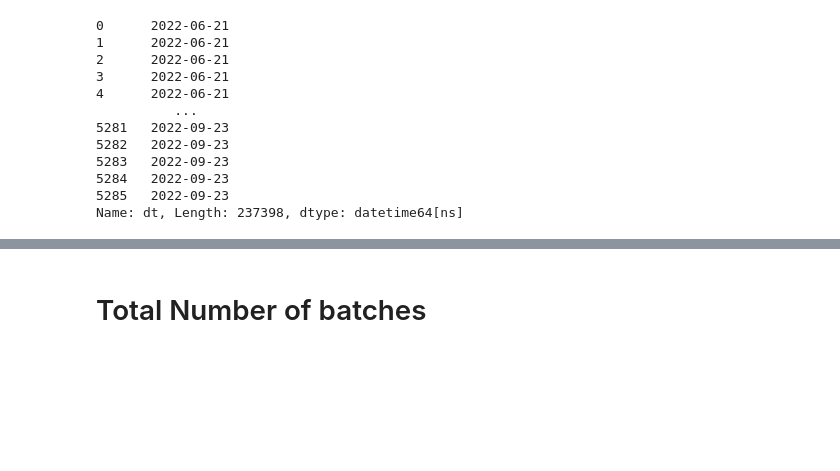
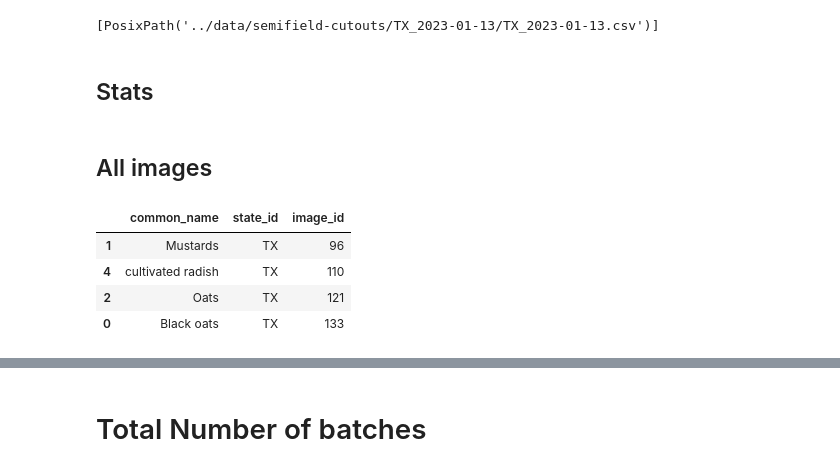
Before and after one commit to precision-sustainable-ag/SemiF-AnnotationPipeline, a Jupyter notebook: notebooks/data_overview.ipynb, the cells around one changed output, grey strips where cells are left out. Drawn from its saved outputs; the diff is of its cells as text; code cells hidden in the pictures; blank space fills up the shorter version.

```diff
--- a/notebooks/data_overview.ipynb
+++ b/notebooks/data_overview.ipynb
@@ -7,28 +11,35 @@ import seaborn as sns
 # %%
-strg = "/mnt/research-projects/s/screberg/longterm_images/semifield-cutouts"
-data = Path(strg).glob("*")
-csvs = []
-for a in data:
-    csv = list(a.glob("*.csv"))
-    if len(csv) > 0:
-        csvs.append(csv[0])
-df = pd.concat([pd.read_csv(x, low_memory=False) for x in csvs])
+# strg = "/mnt/research-projects/s/screberg/longterm_images/semifield-cutouts"
+strg = "../data/semifield-cutouts/TX_2023-01-13/"
+# data = Path(strg).glob("*")
+# csvs = []
+# for a in data:
+    # csv = list(a.glob("*.csv"))
+    # if len(csv) > 0:
+        # csvs.append(csv[0])
+# df = pd.concat([pd.read_csv(x, low_memory=False) for x in csvs])
+x = list(Path(strg).glob("*.csv"))
+# cutoutmeta2csv("../data/semifield-cutouts","TX_2023-01-13" ,"../data/semifield-cutouts/TX_2023-01-13/TX_2023-01-13.csv" , save_df=True)
+print(x)
+df = pd.read_csv(x[0], low_memory=False)
 df["state_id"] = df.batch_id.str.split("_", expand=False).str[0]
 df["date"] = df.batch_id.str.split("_", expand=False).str[1]
 df["common_name"] = np.where(df.common_name == "Common lambsquarters", "Lambsquarter", df.common_name)
+df['dt'] = pd.to_datetime(df['date'])
+# %% [output]
+[PosixPath('../data/semifield-cutouts/TX_2023-01-13/TX_2023-01-13.csv')]
-# %%
-df['dt'] = pd.to_datetime(df['date'])
-df["dt"]
-# %% [output]
-0      2022-06-21
-1      2022-06-21
-2      2022-06-21
-3      2022-06-21
-4      2022-06-21
-          ...
-5281   2022-09-23
-5282   2022-09-23
-5283   2022-09-23
-5284   2022-09-23
-5285   2022-09-23
-Name: dt, Length: 237398, dtype: datetime64[ns]
+# %% [markdown]
+## Stats
+# %% [markdown]
+## All images
+# %%
+sdf = df.drop_duplicates("image_id")
+sdf = sdf.groupby(["common_name", "state_id"]).image_id.count().reset_index().sort_values("image_id")
+sdf = sdf[sdf["common_name"]!="colorchecker"]
+sdf
+# %% [output]
+|  | common_name | state_id | image_id |
+| 1 | Mustards | TX | 96 |
+| 4 | cultivated radish | TX | 110 |
+| 2 | Oats | TX | 121 |
+| 0 | Black oats | TX | 133 |
```
Also changed, not shown: parts of 5 cells of this notebook, 3 other files.
